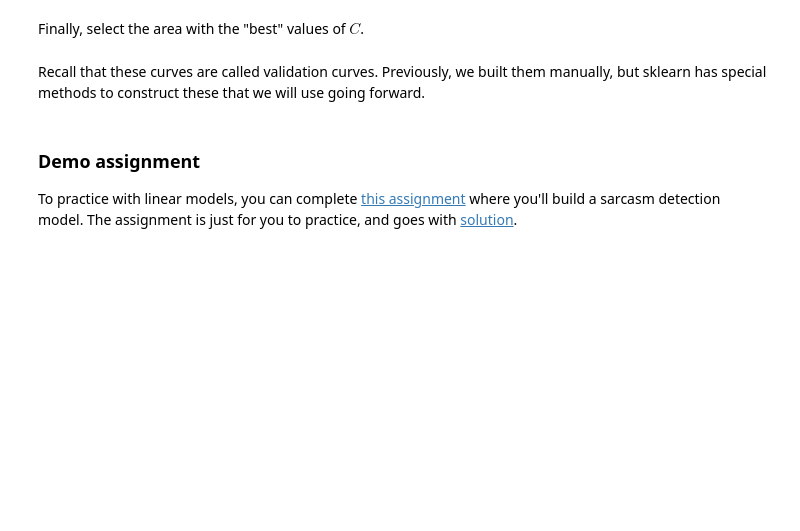
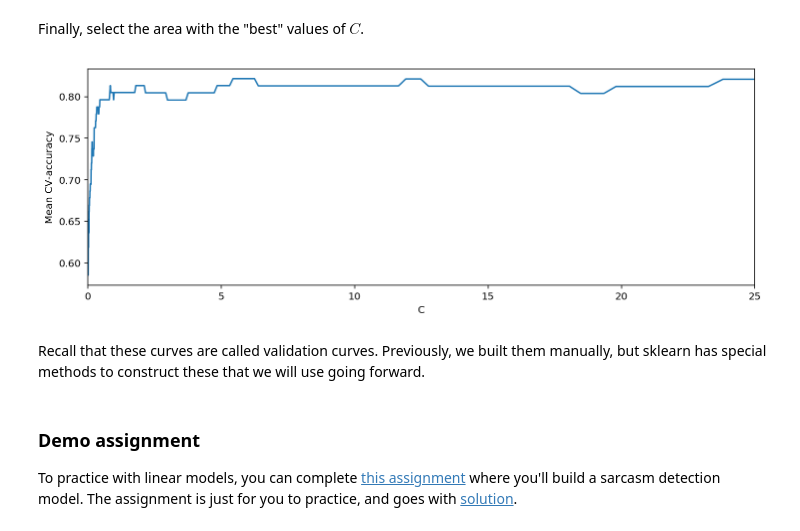
Before and after one commit to wel51x/mlcourse.ai, a Jupyter notebook: Lectures/Topic 4. Linear models. Part 3. Regularization.ipynb, the cells around one changed output. Cells and saved outputs as stored; diff of their text form; code cells hidden in the pictures; blank space fills up the shorter version.

```diff
--- a/Lectures/Topic 4. Linear models. Part 3. Regularization.ipynb
+++ b/Lectures/Topic 4. Linear models. Part 3. Regularization.ipynb
@@ -186,8 +251,10 @@ Finally, select the area with the "best" values of $C$.
 # %%
 plt.plot(c_values, np.mean(logit_searcher.scores_[1], axis=0))
 plt.xlabel('C')
 plt.ylabel('Mean CV-accuracy');
-plt.xlim((0,10));
+plt.xlim((0,25));
+# %% [output]
+[figure, added]
 # %% [markdown]
 Recall that these curves are called validation curves. Previously, we built them manually, but sklearn has special methods to construct these that we will use going forward.
 # %% [markdown]
```
Also changed, not shown: parts of 13 cells of this notebook.
